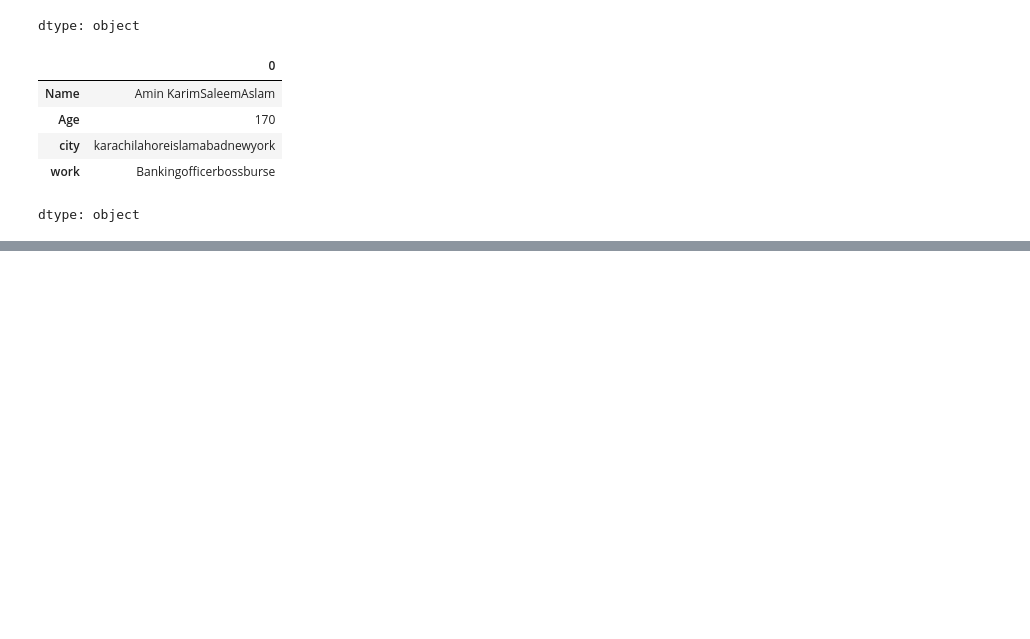
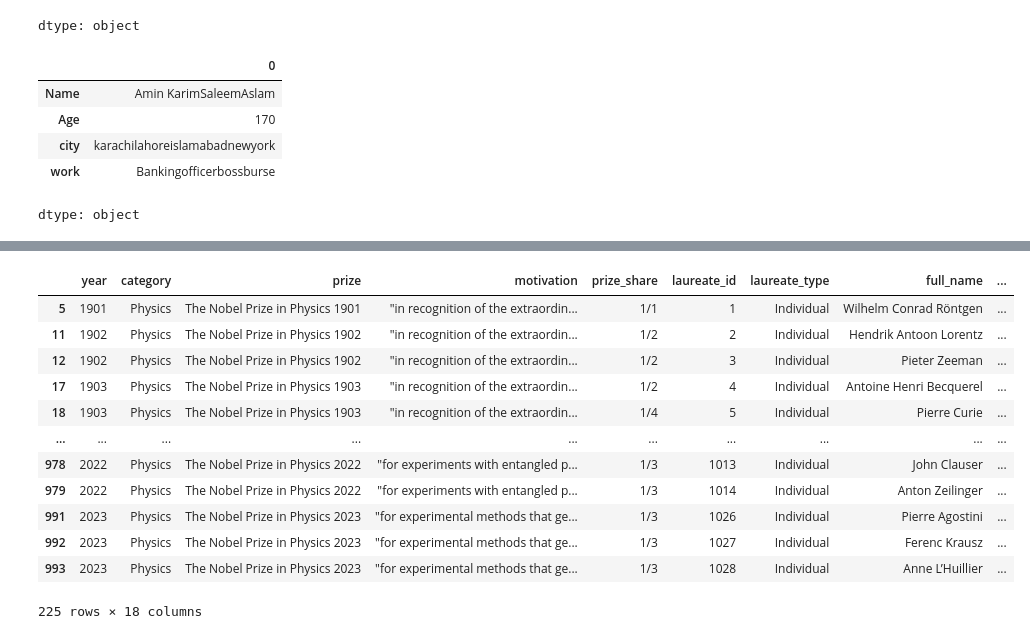
Before and after one commit to aminsadruddin/Pandas-Classes-, a Jupyter notebook: Pandas_.ipynb, the cells around one changed output, grey strips where cells are left out. Saved outputs shown, nothing was run; the diff lists cells and outputs as text; code cells hidden in the pictures; blank space fills up the shorter version.

```diff
--- a/Pandas_.ipynb
+++ b/Pandas_.ipynb
@@ -578,0 +1000,18 @@ dtype: object
+# %%
+# to get the nobel prize winners ]where category is Physics or Chemistry
+
+df[(df["category"]== "Physics") | (df["category"]== "Physics")]
+# %% [output]
+|  | year | category | prize | motivation | prize_share | laureate_id | laureate_type | full_name | ... |
+| 5 | 1901 | Physics | The Nobel Prize in Physics 1901 | "in recognition of the extraordin... | 1/1 | 1 | Individual | Wilhelm Conrad Röntgen | ... |
+| 11 | 1902 | Physics | The Nobel Prize in Physics 1902 | "in recognition of the extraordin... | 1/2 | 2 | Individual | Hendrik Antoon Lorentz | ... |
+| 12 | 1902 | Physics | The Nobel Prize in Physics 1902 | "in recognition of the extraordin... | 1/2 | 3 | Individual | Pieter Zeeman | ... |
+| 17 | 1903 | Physics | The Nobel Prize in Physics 1903 | "in recognition of the extraordin... | 1/2 | 4 | Individual | Antoine Henri Becquerel | ... |
+| 18 | 1903 | Physics | The Nobel Prize in Physics 1903 | "in recognition of the extraordin... | 1/4 | 5 | Individual | Pierre Curie | ... |
+| ... | ... | ... | ... | ... | ... | ... | ... | ... | ... |
+| 978 | 2022 | Physics | The Nobel Prize in Physics 2022 | "for experiments with entangled p... | 1/3 | 1013 | Individual | John Clauser | ... |
+| 979 | 2022 | Physics | The Nobel Prize in Physics 2022 | "for experiments with entangled p... | 1/3 | 1014 | Individual | Anton Zeilinger | ... |
+| 991 | 2023 | Physics | The Nobel Prize in Physics 2023 | "for experimental methods that ge... | 1/3 | 1026 | Individual | Pierre Agostini | ... |
+| 992 | 2023 | Physics | The Nobel Prize in Physics 2023 | "for experimental methods that ge... | 1/3 | 1027 | Individual | Ferenc Krausz | ... |
+| 993 | 2023 | Physics | The Nobel Prize in Physics 2023 | "for experimental methods that ge... | 1/3 | 1028 | Individual | Anne L’Huillier | ... |
+225 rows × 18 columns
```
Also changed, not shown: parts of 47 cells of this notebook.
